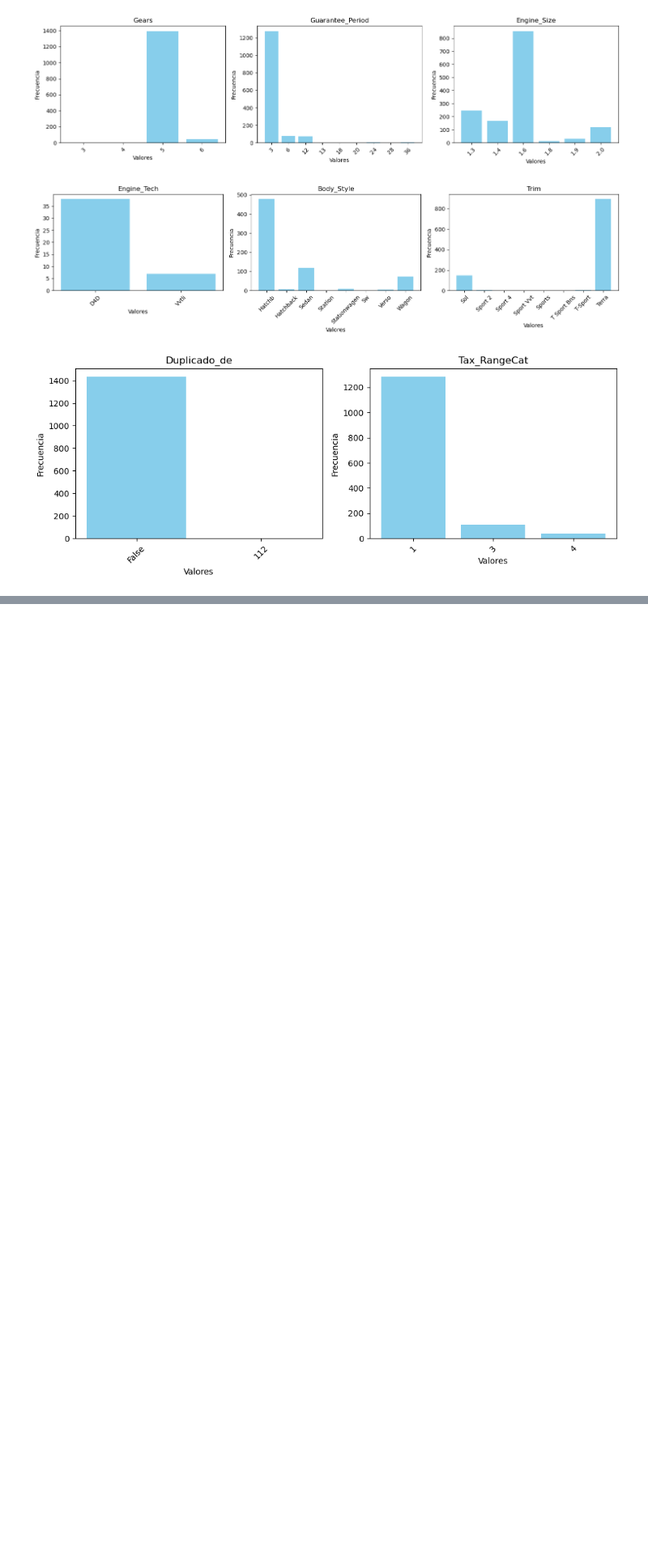
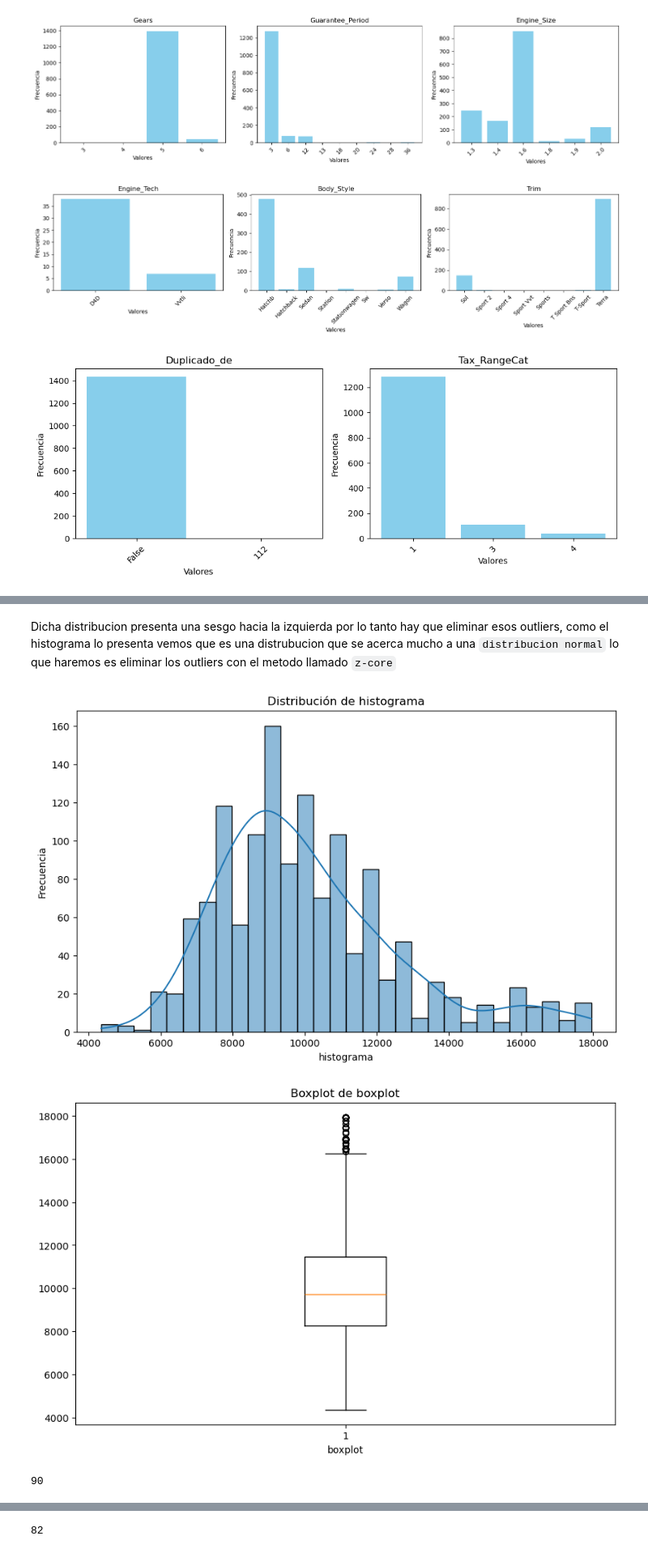
Before and after one commit to alvarotoledo01/parcial_toyotaCorolla, a Jupyter notebook: notebookD.ipynb, the cells around one changed output, grey strips where cells are left out. Shown at 81% size. Saved outputs shown, nothing was run; the diff lists cells and outputs as text; code cells hidden in the pictures; blank space fills up the shorter version.

```diff
--- a/notebookD.ipynb
+++ b/notebookD.ipynb
@@ -614,0 +641,22 @@ bar_por_lotes(df_toyota_enteras,3)
+# %% [markdown]
+Dicha distribucion presenta una sesgo hacia la izquierda por lo tanto hay que eliminar esos outliers, como el histograma lo presenta vemos que es una distrubucion que se acerca mucho a una `distribucion normal` lo que haremos es eliminar los outliers con el metodo llamado `z-core`
+# %%
+price = df_toyota_continuas['Price'].copy()
+_ , mask_price = limpiar_outliers_z_core(price)
+price_limpio = price[mask_price]
+histogram(price_limpio)
+boxplot(price_limpio)
+
+print(len(price) - len(price_limpio))
+
+price_limpio_l , mask_price_l = limpiar_outliers_z_core(price_limpio)
+
+histogram(price_limpio_l)
+
+boxplot(price_limpio_l)
+
+print(len(price_limpio) - len(price_limpio_l))
+# %% [output]
+[figure, added]
+[figure, added]
+90
@@ -614,0 +665 @@ bar_por_lotes(df_toyota_enteras,3)
+82
```
Also changed, not shown: parts of 21 cells of this notebook.
